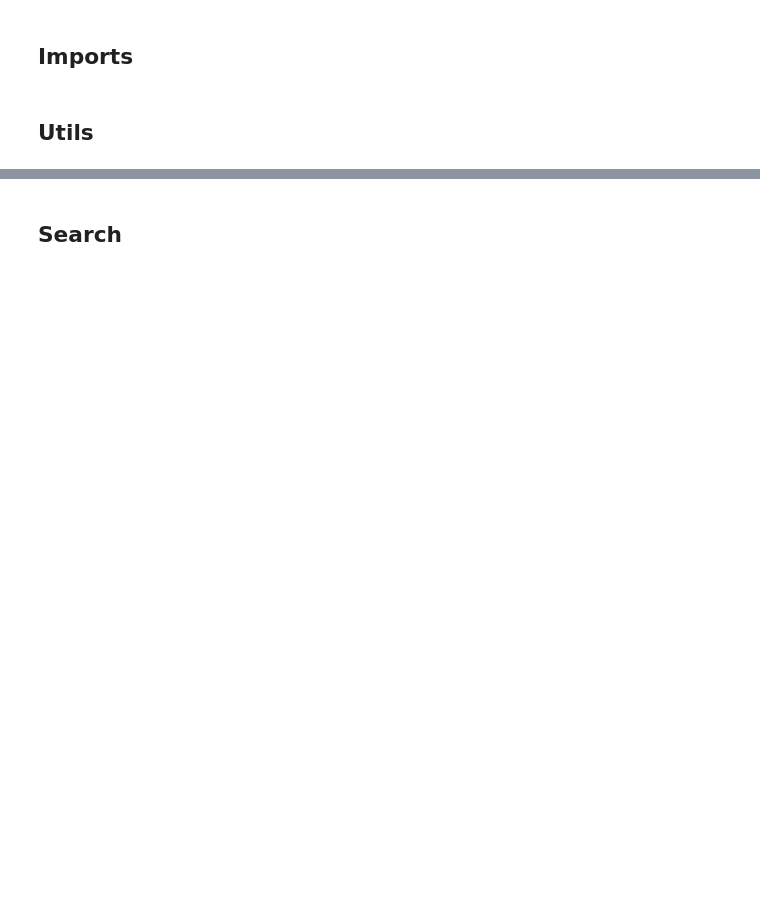
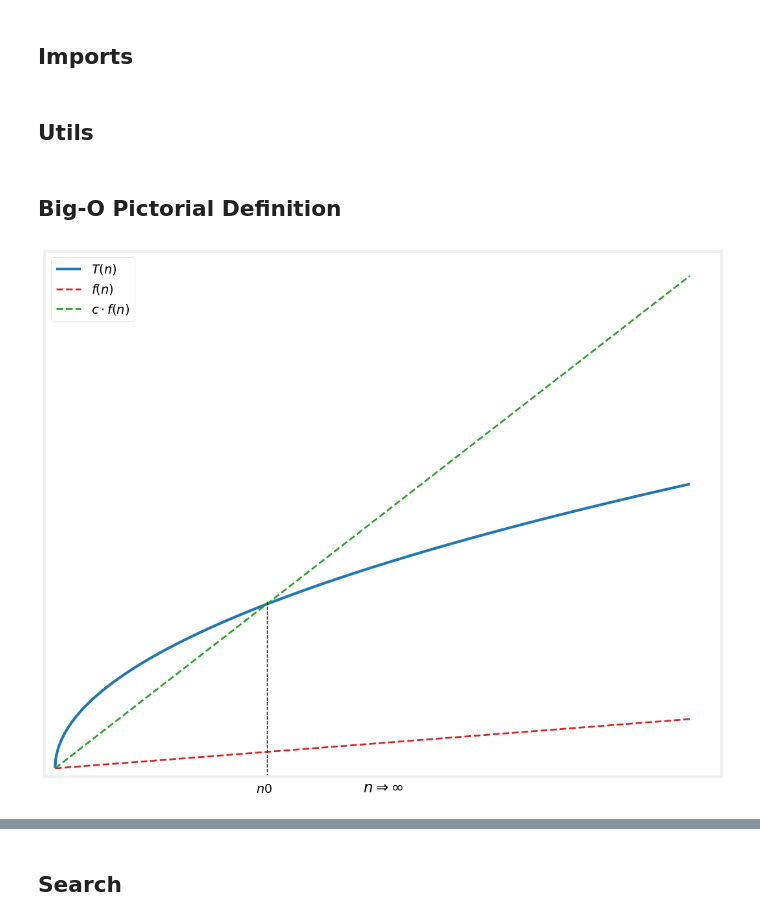
Before and after one commit to tanzan/scala-collections-howto, a Jupyter notebook: notebooks/asymptotic-notation/asymptotic-notation.ipynb, the cells around one changed output, grey strips where cells are left out. Drawn from its saved outputs; the diff is of its cells as text; code cells hidden in the pictures; blank space fills up the shorter version.

```diff
--- a/notebooks/asymptotic-notation/asymptotic-notation.ipynb
+++ b/notebooks/asymptotic-notation/asymptotic-notation.ipynb
@@ -30,0 +31,27 @@ def plot_benchmark(benchmark_list, labels, colors, image_name, display_legend =
+# %% [markdown]
+## Big-O Pictorial Definition
+# %%
+n = np.linspace(0, 0.3, 1000)
+labels = ["$ T(n) $", "$ f(n) $", "$ c \\cdot f(n) $"]
+big_o = [np.sqrt(10 * n), n, 10 * n,]
+colors =['tab:blue', 'tab:red', 'tab:green']
+lwidth = [3, 2, 2]
+lwidth = [3, 2, 2]
+styles = ['-', '--', '--']
+
+plt.figure(figsize=(12, 10))
+
+for i in range(len(big_o)):
+    plt.plot(n, big_o[i], label=labels[i], color=colors[i], linewidth=lwidth[i], linestyle = styles[i])
+
+plt.axvline(x = 0.1, color = 'black', linewidth=1, linestyle='--', ymax = 0.336)
+plt.ylim(ymin=-0.05)
+plt.xlim(xmin=-0.005)
+plt.xlabel("$ n \\Rightarrow \\infty $")
+plt.text(0.095, -0.15, "$ n0 $")
+plt.xticks([])
+plt.yticks([])
+plt.legend(loc=0)
+plt.savefig('images/big-o-definition.svg', bbox_inches='tight', format="svg")
+# %% [output]
+[figure, added]
```
Also changed, not shown: parts of 14 cells of this notebook, 18 other files.
